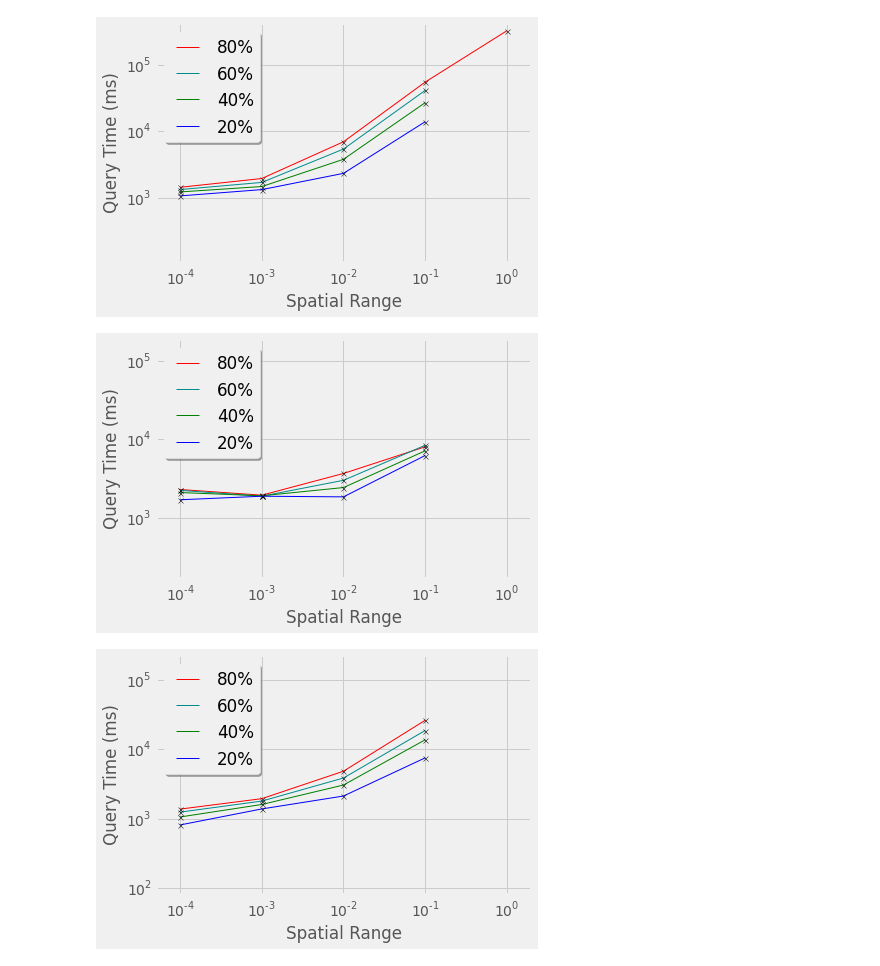
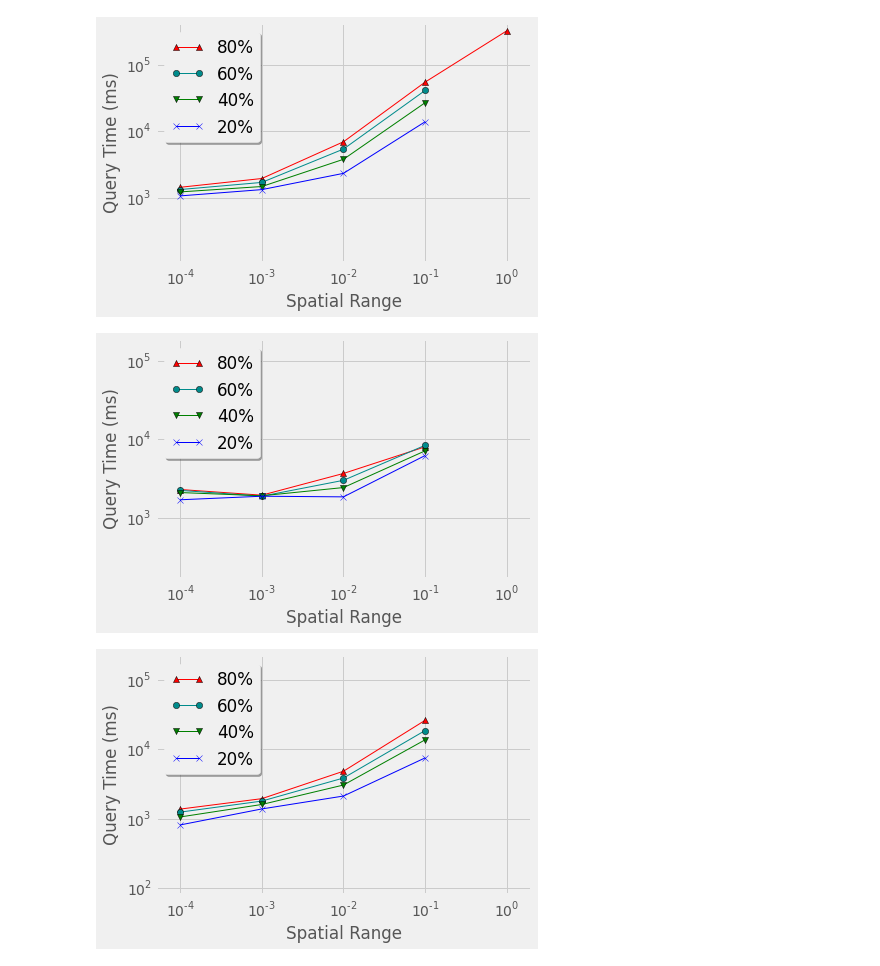
Before and after one commit to cgore1/cse_591, a Jupyter notebook: plots/plot.ipynb, the cells around one changed output. Saved outputs shown, nothing was run; the diff lists cells and outputs as text; code cells hidden in the pictures.

```diff
--- a/plots/plot.ipynb
+++ b/plots/plot.ipynb
@@ -7,46 +7,40 @@ style.use("ggplot")
 # %%
 #citeseerx
 
 x = [0.0001,0.001,0.01,0.1,1]
 with plt.style.context('fivethirtyeight'):
     #20%
     y = [1441,1953,6962,54909,323874]
-    plt.plot(x,y, label='80%', linewidth=1, color='red')
-    for i in range(0, len(y)):
-        plt.plot(x[i],y[i], 'kx', markersize = 5)
+    plt.plot(x,y, label='80%', linewidth=1, color='red', marker = '^')
 
 
     #40
     x = [0.0001,0.001,0.01,0.1]
     y = [1333,1706,5411,41173]
-    plt.plot(x,y, label='60%', linewidth=1, color='darkcyan')
-    for i in range(0, len(y)):
-        plt.plot(x[i],y[i], 'kx', markersize = 5)
+    plt.plot(x,y, label='60%', linewidth=1, color='darkcyan', marker = 'o')
+
 
     #60
     x = [0.0001,0.001,0.01,0.1]
     y = [1228,1480,3797,26930]
-    plt.plot(x,y, label='40%', linewidth=1 , color='green')
-    for i in range(0, len(y)):
-        plt.plot(x[i],y[i], 'kx', markersize = 5)
+    plt.plot(x,y, label='40%', linewidth=1 , color='green', marker = 'v')
 
     #80
     x = [0.0001,0.001,0.01,0.1]
     y = [1070,1330,2335,13934]
-    plt.plot(x,y, label='20%', linewidth=1 , color='blue')
-    for i in range(0, len(y)):
-        plt.plot(x[i],y[i], 'kx', markersize = 5)
+    plt.plot(x,y, label='20%', linewidth=1 , color='blue', marker = 'x')
+
 
 
     plt.axis([min(x)/2, max(x) * 10 + 1, min(y)/10, max(y) * 30])
     plt.legend(loc='upper left', shadow=True)
     plt.xscale('log')
     plt.yscale('log')
     plt.ylabel('Query Time (ms)')
     plt.xlabel('Spatial Range')
     plt.show()
 # %% [output]
-[figure, old version]
+[figure, new version]
 # %%
 #go_uniprot
 
@@ -54,32 +48,22 @@ x = [0.0001,0.001,0.01,0.1]
 with plt.style.context('fivethirtyeight'):
     #20%
     y = [2302,1950,3684,8047]
-    plt.plot(x,y, label='80%', linewidth=1, color='red')
-    for i in range(0, len(y)):
-        plt.plot(x[i],y[i], 'kx', markersize = 5)
-
+    plt.plot(x,y, label='80%', linewidth=1, color='red', marker = '^')
 
     #40
     x = [0.0001,0.001,0.01,0.1]
     y = [2244,1893,3014,8405]
-    plt.plot(x,y, label='60%', linewidth=1, color='darkcyan')
-    for i in range(0, len(y)):
-        plt.plot(x[i],y[i], 'kx', markersize = 5)
+    plt.plot(x,y, label='60%', linewidth=1, color='darkcyan', marker = 'o')
 
     #60
     x = [0.0001,0.001,0.01,0.1]
     y = [2106,1916,2438,7151]
-    plt.plot(x,y, label='40%', linewidth=1, color='green')
-    for i in range(0, len(y)):
-        plt.plot(x[i],y[i], 'kx', markersize = 5)
+    plt.plot(x,y, label='40%', linewidth=1, color='green', marker = 'v')
 
     #80
     x = [0.0001,0.001,0.01,0.1]
     y = [1704,1891,1856,6233]
-    plt.plot(x,y, label='20%', linewidth=1, color='blue')
-    for i in range(0, len(y)):
-        plt.plot(x[i],y[i], 'kx', markersize = 5)
-
+    plt.plot(x,y, label='20%', linewidth=1, color='blue', marker = 'x')
 
     plt.axis([min(x)/2, max(x) * 10 + 1, min(y)/10, max(y) * 30])
     plt.legend(loc='upper left', shadow=True)
@@ -89,7 +73,7 @@ with plt.style.context('fivethirtyeight'):
     plt.xlabel('Spatial Range')
     plt.show()
 # %% [output]
-[figure, old version]
+[figure, new version]
 # %%
 #patents
 
@@ -97,31 +81,22 @@ x = [0.0001,0.001,0.01,0.1]
 with plt.style.context('fivethirtyeight'):
     #20%
     y = [1378,1948,4846,26283]
-    plt.plot(x,y, label='80%', linewidth=1, color='red')
-    for i in range(0, len(y)):
-        plt.plot(x[i],y[i], 'kx', markersize = 5)
-
+    plt.plot(x,y, label='80%', linewidth=1, color='red', marker = '^')
 
     #40
     x = [0.0001,0.001,0.01,0.1]
     y = [1246,1798,3867,18721]
-    plt.plot(x,y, label='60%', linewidth=1, color='darkcyan')
-    for i in range(0, len(y)):
-        plt.plot(x[i],y[i], 'kx', markersize = 5)
+    plt.plot(x,y, label='60%', linewidth=1, color='darkcyan', marker = 'o')
 
     #60
     x = [0.0001,0.001,0.01,0.1]
     y = [1061,1606,3064,13752]
-    plt.plot(x,y, label='40%', linewidth=1, color='green')
-    for i in range(0, len(y)):
-        plt.plot(x[i],y[i], 'kx', markersize = 5)
+    plt.plot(x,y, label='40%', linewidth=1, color='green', marker = 'v')
 
     #80
     x = [0.0001,0.001,0.01,0.1]
     y = [814,1385,2126,7549]
-    plt.plot(x,y, label='20%', linewidth=1, color='blue')
-    for i in range(0, len(y)):
-        plt.plot(x[i],y[i], 'kx', markersize = 5)
+    plt.plot(x,y, label='20%', linewidth=1, color='blue', marker = 'x')
 
 
     plt.axis([min(x)/2, max(x) * 10 + 1, min(y)/10, max(y) * 30])
@@ -132,7 +107,7 @@ with plt.style.context('fivethirtyeight'):
     plt.xlabel('Spatial Range')
     plt.show()
 # %% [output]
-[figure, old version]
+[figure, new version]
 # %%
 #uniprotenc_150m
 
```
Also changed, not shown: parts of 1 cell of this notebook.
